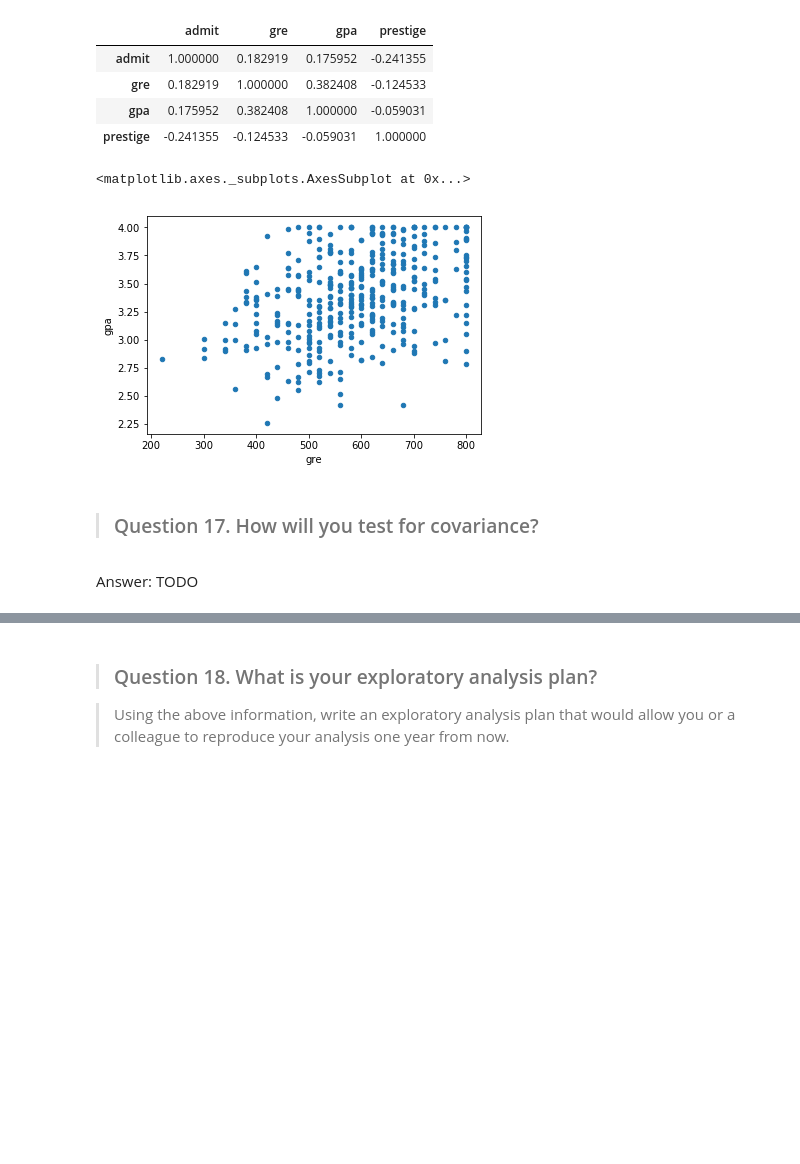
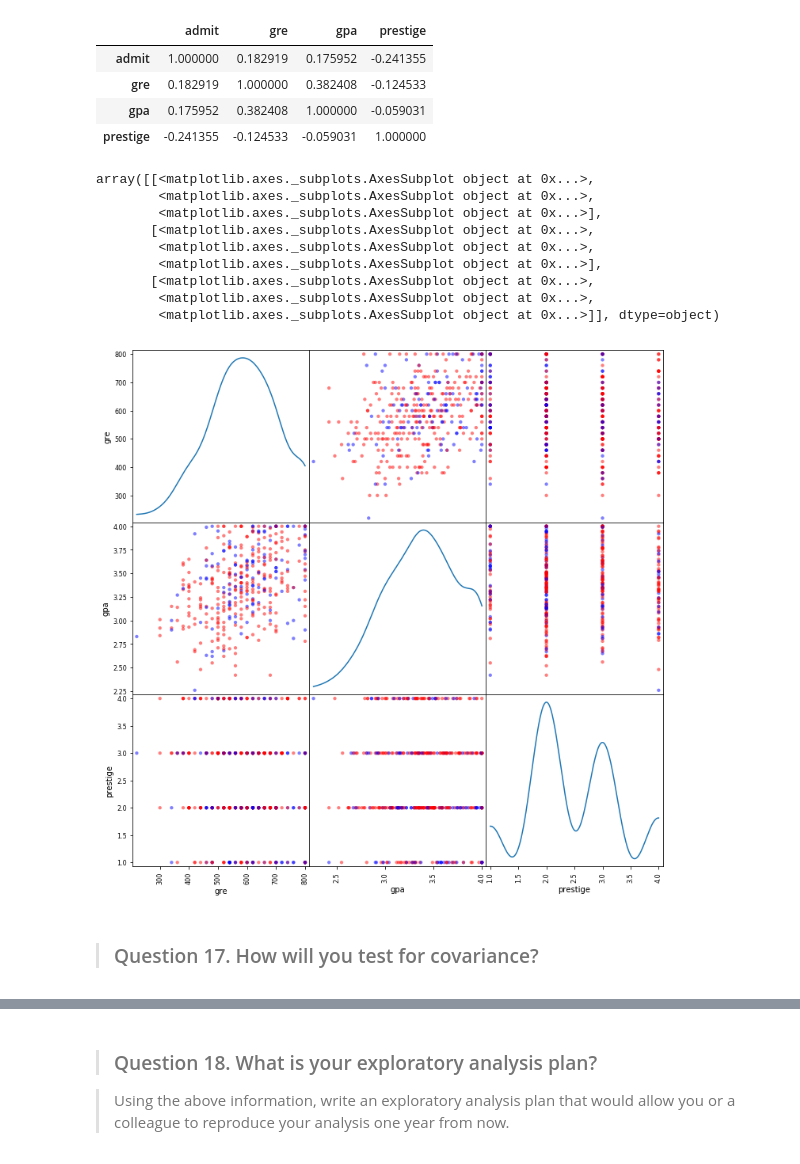
Before and after one commit to jmiller1977/DS-SF-36, a Jupyter notebook: unit-project/1/notebooks/unit-project-1-jessica.ipynb, the cells around one changed output, grey strips where cells are left out. Drawn from its saved outputs; the diff is of its cells as text; code cells hidden in the pictures; blank space fills up the shorter version.

```diff
--- a/unit-project/1/notebooks/unit-project-1-jessica.ipynb
+++ b/unit-project/1/notebooks/unit-project-1-jessica.ipynb
@@ -157,12 +183,23 @@ df.corr()
 | gre | 0.182919 | 1.000000 | 0.382408 | -0.124533 |
 | gpa | 0.175952 | 0.382408 | 1.000000 | -0.059031 |
 | prestige | -0.241355 | -0.124533 | -0.059031 | 1.000000 |
-# %%
-df.plot.scatter(x='gre',y='gpa')
-# %% [output]
-<matplotlib.axes._subplots.AxesSubplot at 0x...>
-[figure, removed]
+# %%
+color = df.admit.map({1: 'blue', 0: 'red'})
+# %%
+pd.tools.plotting.scatter_matrix(
+    df[ ['gre', 'gpa', 'prestige'] ],
+    diagonal = 'kde', s = 75, c = color, figsize = (12, 12)
+)
+# %% [output]
+array([[<matplotlib.axes._subplots.AxesSubplot object at 0x...>,
+        <matplotlib.axes._subplots.AxesSubplot object at 0x...>,
+        <matplotlib.axes._subplots.AxesSubplot object at 0x...>],
+       [<matplotlib.axes._subplots.AxesSubplot object at 0x...>,
+        <matplotlib.axes._subplots.AxesSubplot object at 0x...>,
+        <matplotlib.axes._subplots.AxesSubplot object at 0x...>],
+       [<matplotlib.axes._subplots.AxesSubplot object at 0x...>,
+        <matplotlib.axes._subplots.AxesSubplot object at 0x...>,
+        <matplotlib.axes._subplots.AxesSubplot object at 0x...>]], dtype=object)
+[figure, added]
 # %% [markdown]
 > ### Question 17.  How will you test for covariance?
-# %% [markdown]
-Answer: TODO
```
Also changed, not shown: parts of 22 cells of this notebook, 2 other files.
